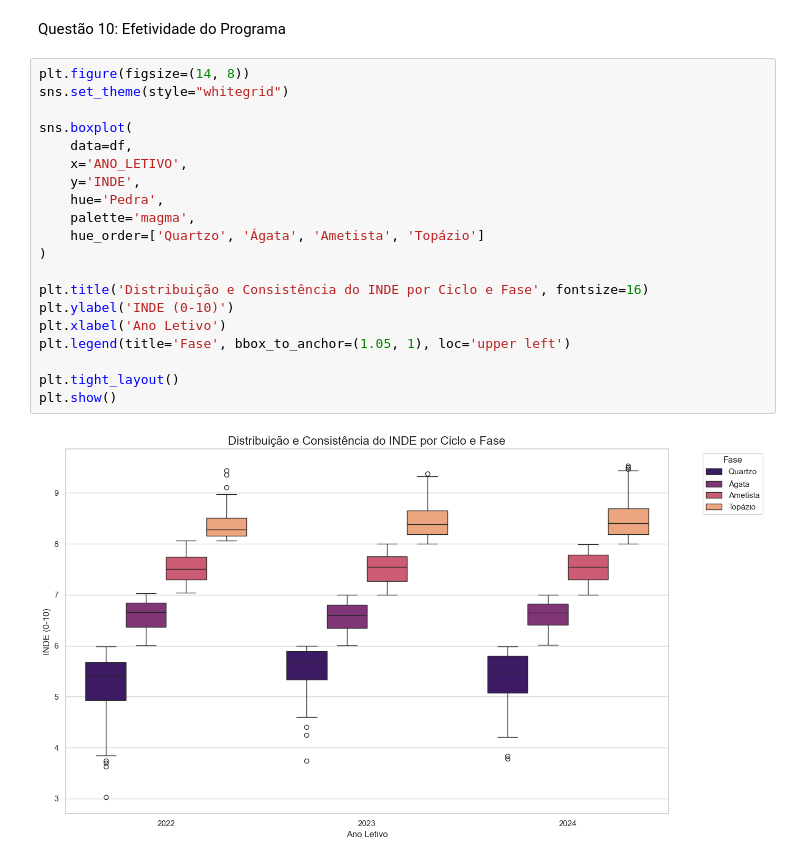
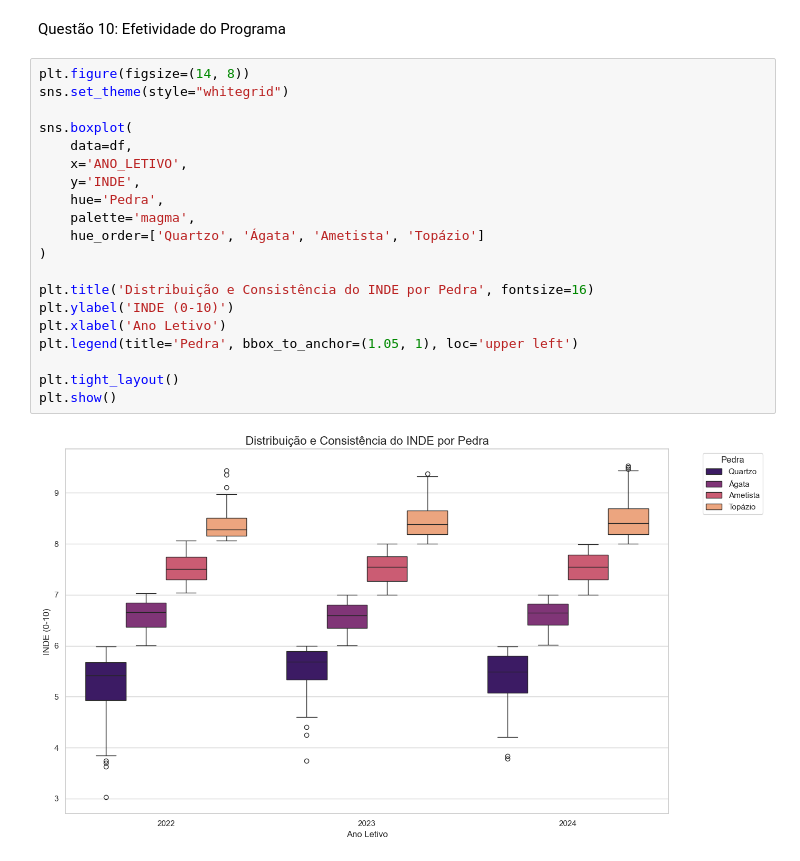
Before and after one commit to WellingtonGustavo/Modelo_Passos_Magicos, a Jupyter notebook: notebook/eda.ipynb, the cells around one changed output. Saved outputs shown, nothing was run; the diff lists cells and outputs as text.

```diff
--- a/notebook/eda.ipynb
+++ b/notebook/eda.ipynb
@@ -100,22 +100,22 @@ Questão 10: Efetividade do Programa
 # %%
 plt.figure(figsize=(14, 8))
 sns.set_theme(style="whitegrid")
 
 sns.boxplot(
     data=df,
     x='ANO_LETIVO',
     y='INDE',
     hue='Pedra',
     palette='magma',
     hue_order=['Quartzo', 'Ágata', 'Ametista', 'Topázio']
 )
 
-plt.title('Distribuição e Consistência do INDE por Ciclo e Fase', fontsize=16)
+plt.title('Distribuição e Consistência do INDE por Pedra', fontsize=16)
 plt.ylabel('INDE (0-10)')
 plt.xlabel('Ano Letivo')
-plt.legend(title='Fase', bbox_to_anchor=(1.05, 1), loc='upper left')
+plt.legend(title='Pedra', bbox_to_anchor=(1.05, 1), loc='upper left')
 
 plt.tight_layout()
 plt.show()
 # %% [output]
-[figure, old version]
+[figure, new version]
```
